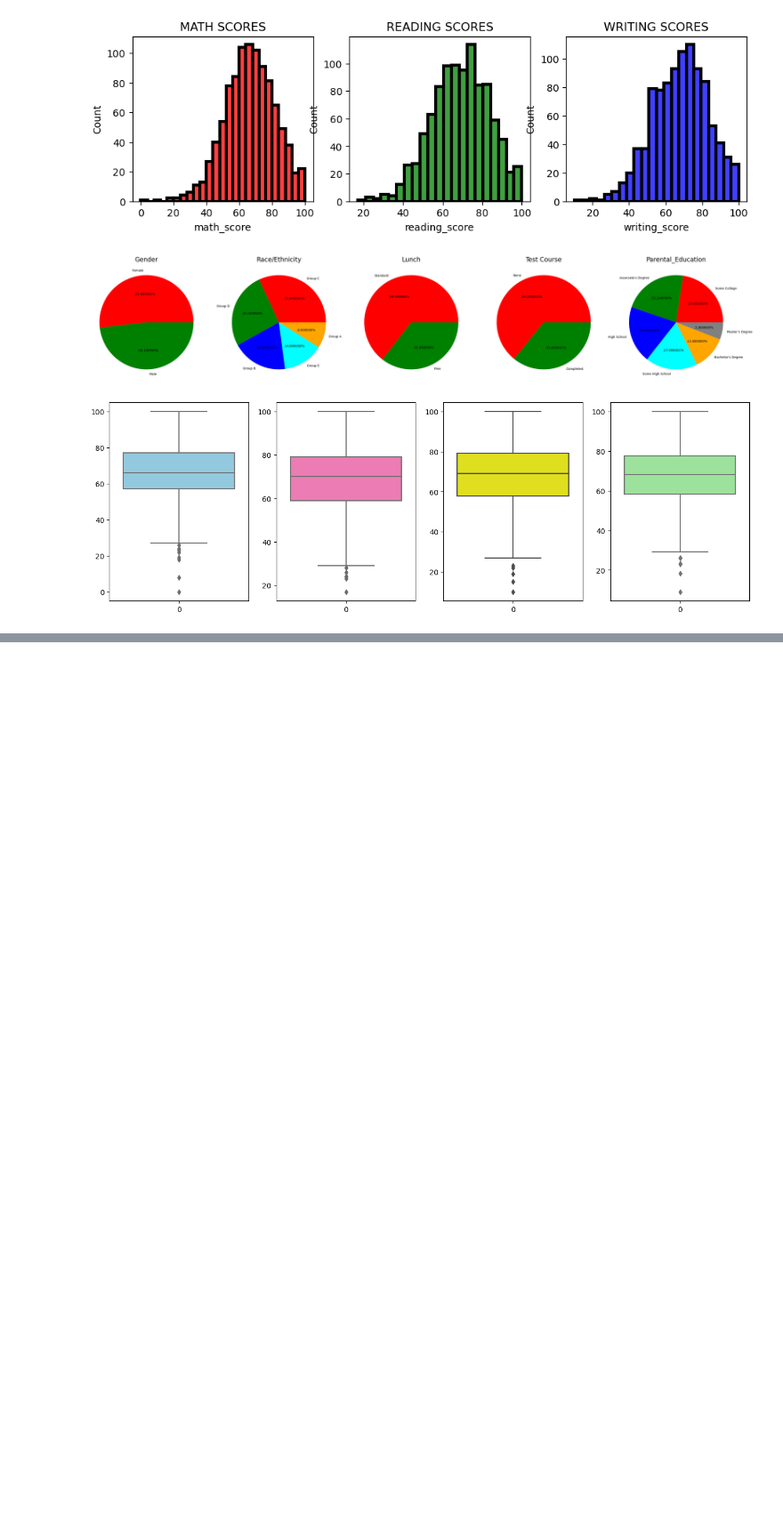
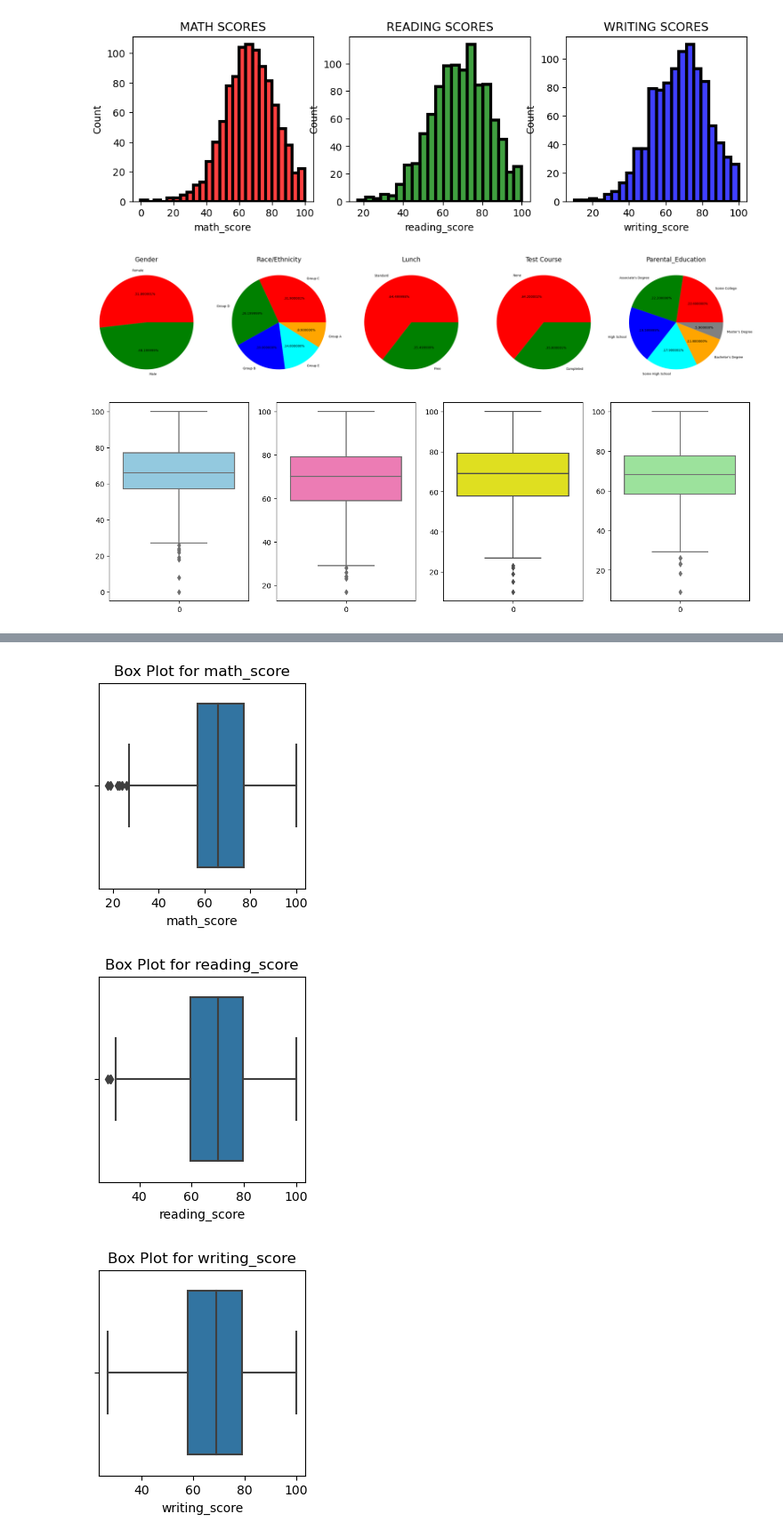
Before and after one commit to Pruthvicv/MLProject, a Jupyter notebook: notebook/EDA.ipynb, the cells around one changed output, grey strips where cells are left out. Shown: that part at 89% size. Drawn from its saved outputs; the diff is of its cells as text; code cells hidden in the pictures; blank space fills up the shorter version.

```diff
--- a/notebook/EDA.ipynb
+++ b/notebook/EDA.ipynb
@@ -301,0 +320,11 @@ plt.show()
+# %%
+filtered_data={}
+for feature in numerical:
+    q1 = df[feature].quantile(0.25)
+    q3 = df[feature].quantile(0.75)
+    iqr = q3-q1
+    lower_limit = q1 - 1.5*(iqr)
+    upper_limit = q3 + 1.5*(iqr)
+    without_outlier = df[(df[feature] >= lower_limit) & (df[feature] <= upper_limit)]
+
+    filtered_data[feature]= without_outlier
@@ -301,0 +347,12 @@ plt.show()
+# %%
+
+for feature in without_outlier.columns:
+    if without_outlier[feature].dtypes != "object":
+        plt.figure(figsize=(3,3))
+        sns.boxplot(x=without_outlier[feature])
+        plt.title(f'Box Plot for {feature}')
+        plt.show()
+# %% [output]
+[figure, added]
+[figure, added]
+[figure, added]
```
Also changed, not shown: parts of 5 cells of this notebook.
